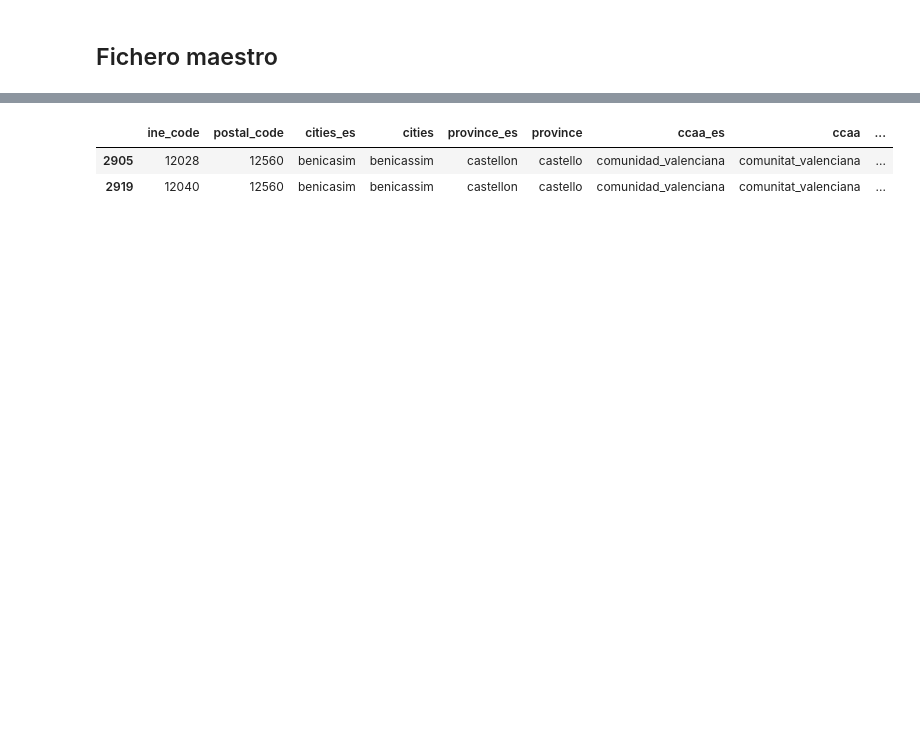
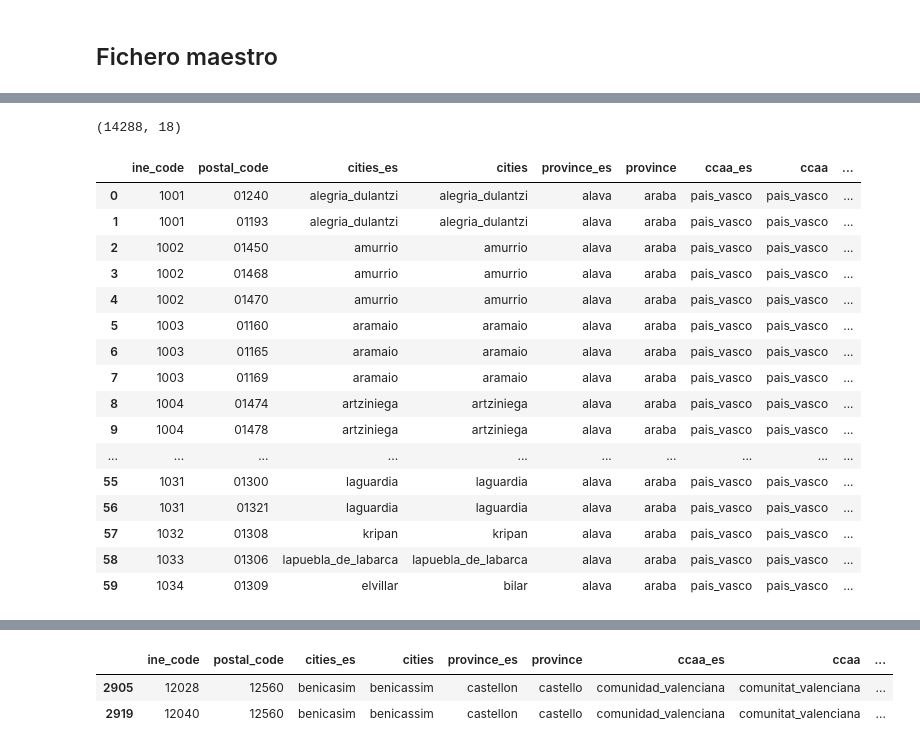
Before and after one commit to patcalsi/Exodus_urbano, a Jupyter notebook: data/patri/union_ficheros.ipynb, the cells around one changed output, grey strips where cells are left out. Cells and saved outputs as stored; diff of their text form; code cells hidden in the pictures; blank space fills up the shorter version.

```diff
--- a/data/patri/union_ficheros.ipynb
+++ b/data/patri/union_ficheros.ipynb
@@ -80,0 +238,3 @@ maestro_municipios.shape
+# %%
+provincia_match = fuzzy_merge(maestro_municipios_prov, municipios_prov, 'province', 'provincia_limpio', threshold=85)
+provincia_match.head(60)
@@ -80,0 +259,3 @@ maestro_municipios.shape
+# %%
+municipios_merged = pd.merge(municipios, provincia_match, left_on='provincia_limpio', right_on='matches', how='left')
+municipios_merged.shape
@@ -80,0 +272,3 @@ maestro_municipios.shape
+# %%
+municipios_merged['cities_es/province'] = municipios_merged['municipio_limpio']+"/"+municipios_merged['province']
+municipios_merged.head(2)
@@ -80,0 +279,20 @@ maestro_municipios.shape
+# %%
+maestro = pd.DataFrame()
+a_count = 0
+b_count = 0
+aux_count = 0
+maestro_count = 0
+for prov in list(maestro_municipios_prov['province']):
+    print(prov)
+    a = maestro_municipios[maestro_municipios['province'] == prov].copy()
+    a_count = a.shape[0]+a_count
+    print('a count= {}'.format(a_count))
+    b = municipios_merged[municipios_merged['province'] == prov].copy()
+    b_count = b.shape[0]+b_count
+    print('b count= {}'.format(b_count))
+    aux = fuzzy_merge(a, b, 'cities_es/province', 'cities_es/province', threshold=90)
+    aux_count = aux.shape[0]+aux_count
+    print('aux_count count= {}'.format(aux_count))
+    maestro = pd.concat([maestro, aux])
+    maestro_count = maestro.shape[0]
+    print('maestro_count= {}'.format(maestro_count))
@@ -81,3 +317,27 @@ maestro_municipios.shape
+# %%
+maestro.shape
+# %% [output]
+(14288, 18)
+# %%
+maestro.head(60)
+# %% [output]
+|  | ine_code | postal_code | cities_es | cities | province_es | province | ccaa_es | ccaa | ... |
+| 0 | 1001 | 01240 | alegria_dulantzi | alegria_dulantzi | alava | araba | pais_vasco | pais_vasco | ... |
+| 1 | 1001 | 01193 | alegria_dulantzi | alegria_dulantzi | alava | araba | pais_vasco | pais_vasco | ... |
+| 2 | 1002 | 01450 | amurrio | amurrio | alava | araba | pais_vasco | pais_vasco | ... |
+| 3 | 1002 | 01468 | amurrio | amurrio | alava | araba | pais_vasco | pais_vasco | ... |
+| 4 | 1002 | 01470 | amurrio | amurrio | alava | araba | pais_vasco | pais_vasco | ... |
+| 5 | 1003 | 01160 | aramaio | aramaio | alava | araba | pais_vasco | pais_vasco | ... |
+| 6 | 1003 | 01165 | aramaio | aramaio | alava | araba | pais_vasco | pais_vasco | ... |
+| 7 | 1003 | 01169 | aramaio | aramaio | alava | araba | pais_vasco | pais_vasco | ... |
+| 8 | 1004 | 01474 | artziniega | artziniega | alava | araba | pais_vasco | pais_vasco | ... |
+| 9 | 1004 | 01478 | artziniega | artziniega | alava | araba | pais_vasco | pais_vasco | ... |
+| ... | ... | ... | ... | ... | ... | ... | ... | ... | ... |
+| 55 | 1031 | 01300 | laguardia | laguardia | alava | araba | pais_vasco | pais_vasco | ... |
+| 56 | 1031 | 01321 | laguardia | laguardia | alava | araba | pais_vasco | pais_vasco | ... |
+| 57 | 1032 | 01308 | kripan | kripan | alava | araba | pais_vasco | pais_vasco | ... |
+| 58 | 1033 | 01306 | lapuebla_de_labarca | lapuebla_de_labarca | alava | araba | pais_vasco | pais_vasco | ... |
+| 59 | 1034 | 01309 | elvillar | bilar | alava | araba | pais_vasco | pais_vasco | ... |
 # %%
 maestro_municipios.head()
 # %% [output]
```
Also changed, not shown: parts of 27 cells of this notebook, 3 other files.
